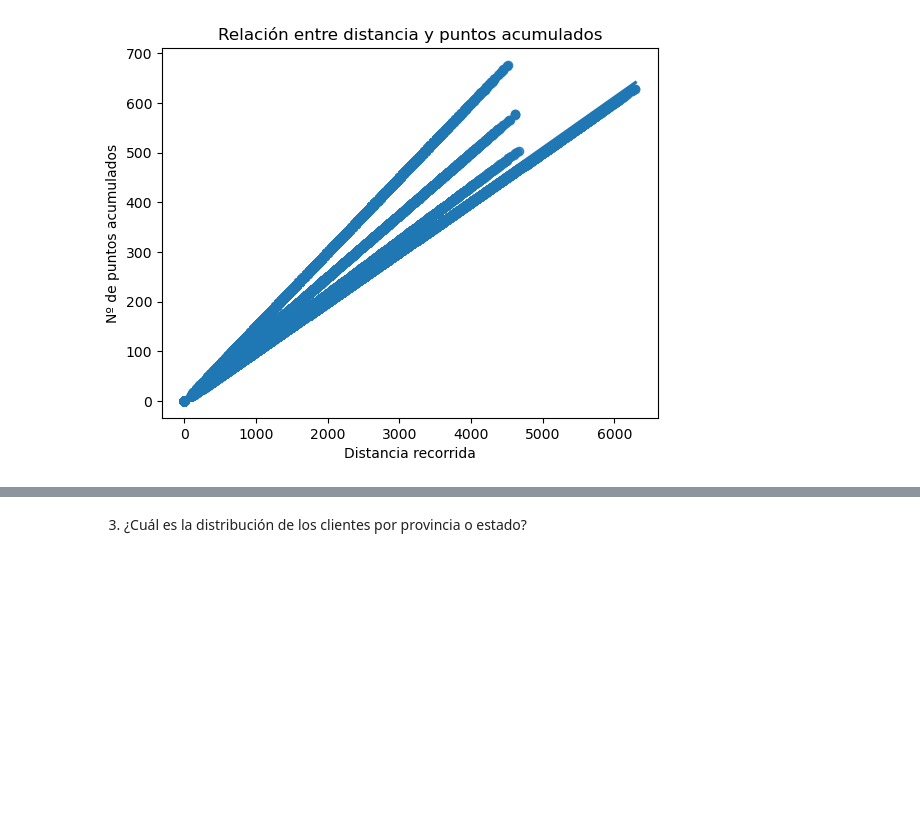
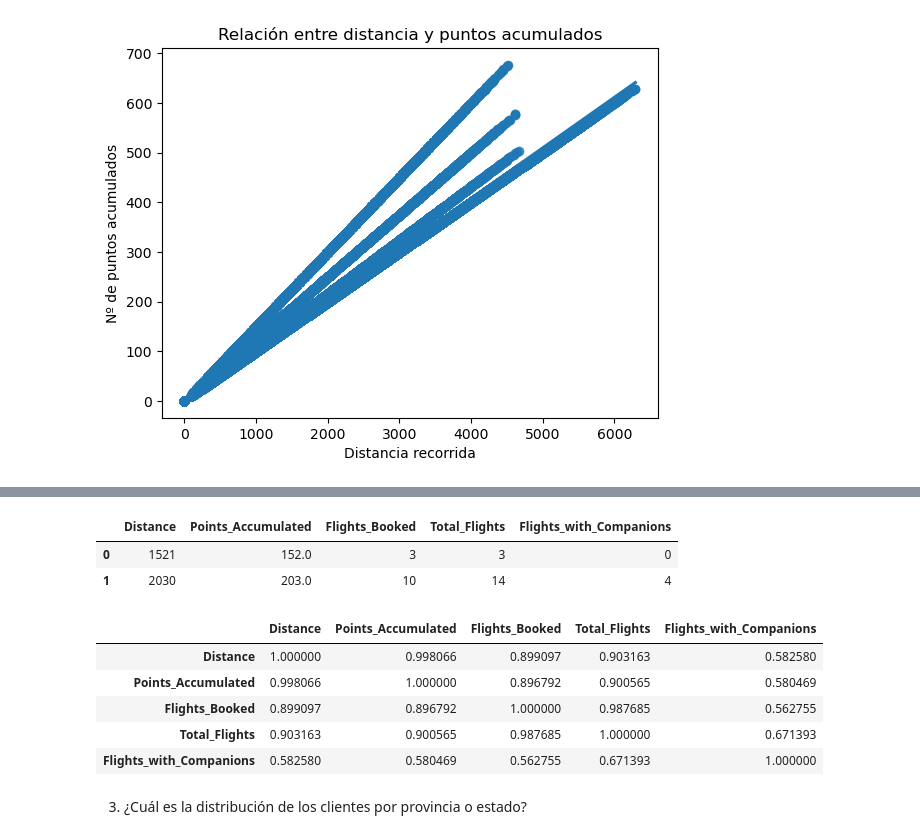
Before and after one commit to Adalab/bda-modulo-3-evaluacion-final-BiancaGemarR, a Jupyter notebook: visualizacion2.0_evaluacion.ipynb, the cells around one changed output, grey strips where cells are left out. Drawn from its saved outputs; the diff is of its cells as text; code cells hidden in the pictures; blank space fills up the shorter version.

```diff
--- a/visualizacion2.0_evaluacion.ipynb
+++ b/visualizacion2.0_evaluacion.ipynb
@@ -127,0 +155,17 @@ Text(0.5, 1.0, 'Relación entre distancia y puntos acumulados')
+# %%
+df_relaciones = df_merged[['Distance', 'Points_Accumulated', 'Flights_Booked', 'Total_Flights', 'Flights_with_Companions']]
+df_relaciones.head(2)
+# %% [output]
+|  | Distance | Points_Accumulated | Flights_Booked | Total_Flights | Flights_with_Companions |
+| 0 | 1521 | 152.0 | 3 | 3 | 0 |
+| 1 | 2030 | 203.0 | 10 | 14 | 4 |
+# %%
+df_correlaciones = df_relaciones.corr( method = "spearman")
+df_correlaciones
+# %% [output]
+|  | Distance | Points_Accumulated | Flights_Booked | Total_Flights | Flights_with_Companions |
+| Distance | 1.000000 | 0.998066 | 0.899097 | 0.903163 | 0.582580 |
+| Points_Accumulated | 0.998066 | 1.000000 | 0.896792 | 0.900565 | 0.580469 |
+| Flights_Booked | 0.899097 | 0.896792 | 1.000000 | 0.987685 | 0.562755 |
+| Total_Flights | 0.903163 | 0.900565 | 0.987685 | 1.000000 | 0.671393 |
+| Flights_with_Companions | 0.582580 | 0.580469 | 0.562755 | 0.671393 | 1.000000 |
```
Also changed, not shown: parts of 10 cells of this notebook.
